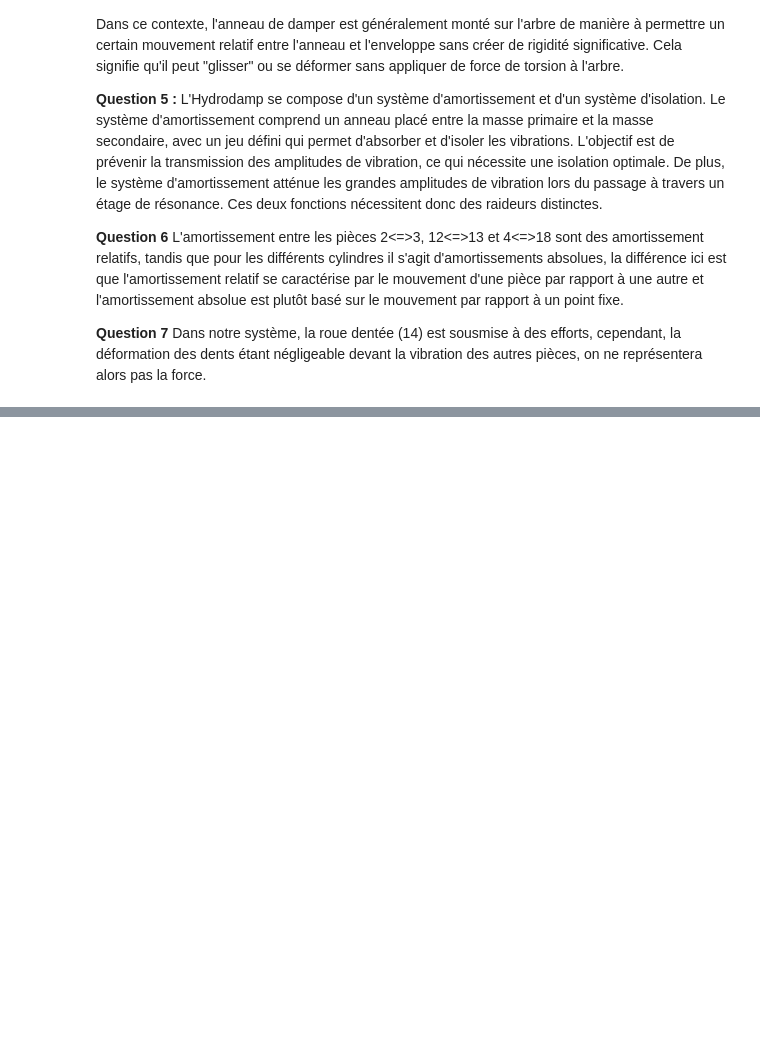
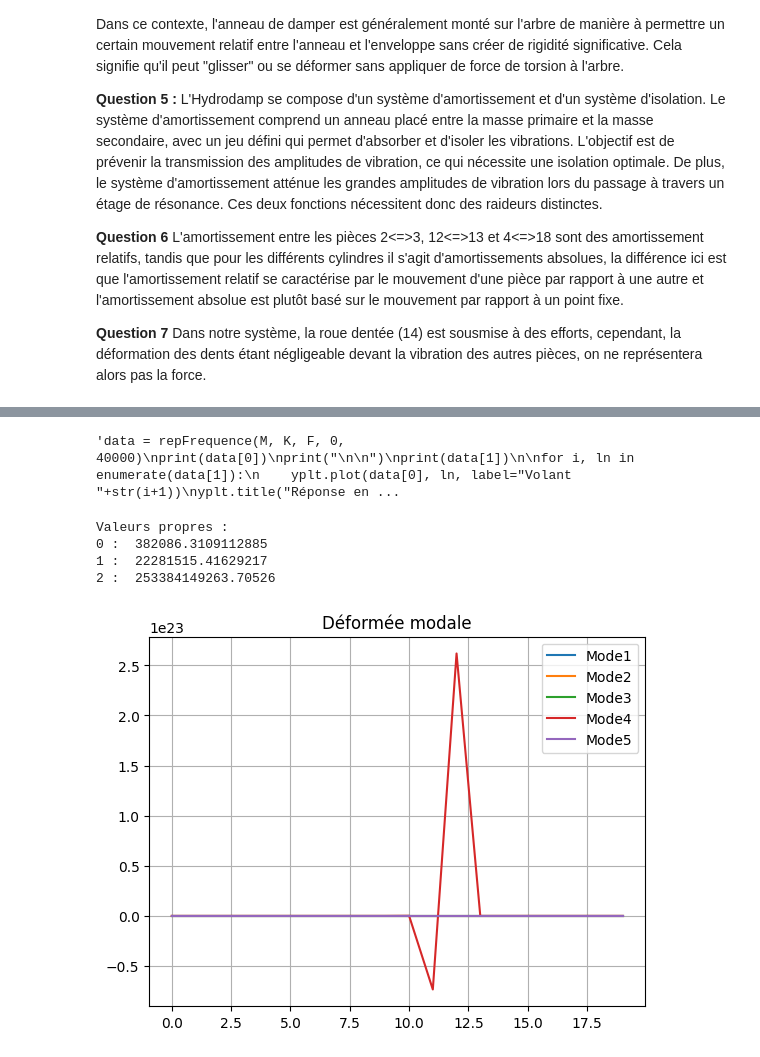
Before and after one commit to Clotilde636/Projet_CSV, a Jupyter notebook: Projet.ipynb, the cells around one changed output, grey strips where cells are left out. Saved outputs shown, nothing was run; the diff lists cells and outputs as text; code cells hidden in the pictures; blank space fills up the shorter version.

Commit message:
Update matrice Projet

```diff
--- a/Projet.ipynb
+++ b/Projet.ipynb
@@ -37,0 +129,50 @@ print(K)
+# %%
+"""data = repFrequence(M, K, F, 0, 40000)
+print(data[0])
+print("\n\n")
+print(data[1])
+
+for i, ln in enumerate(data[1]):
+    yplt.plot(data[0], ln, label="Volant "+str(i+1))
+yplt.title("Réponse en fréquence du système")
+yplt.grid()
+yplt.xlabel("Fréquence [hz]")
+yplt.ylabel("Amplitude de vibration [°]")
+yplt.legend()
+
+#" - max def = " + max(ln)) + " en f="+ str(np.where(ln == max(ln)[0][0])*convPulsFreq)
+
+print("\n\n")
+for i, ln in enumerate(data[1]):
+    txt = "Objet" + str(i+1) + " -- Xmax ="
+    txt += str(round(max(ln),5)) + "deg en f="
+    txt += str(round(data[0][np.where(ln == max(ln))[0][0]])) + "Hz"
+    print(txt)"""
+# %% [output]
+'data = repFrequence(M, K, F, 0, 40000)\nprint(data[0])\nprint("\n\n")\nprint(data[1])\n\nfor i, ln in enumerate(data[1]):\n    yplt.plot(data[0], ln, label="Volant "+str(i+1))\nyplt.title("Réponse en ...
+# %%
+adress_K = "Matrices\K.csv"
+adress_Ka = "Matrices\Ka.csv"
+adress_J = "Matrices\J.csv"
+
+ls = [0,1,2,3,4]
+
+Nddl=18
+
+K=readCsv(adress_K)
+Ka=readCsv(adress_Ka)
+J=readCsv(adress_J)
+# %%
+A = modePropre(J,K)
+
+print("Valeurs propres :")
+for i in range(0, 3):
+    print(i, ": ", A[0][i])
+
+DeformeeModale(J, K, Nddl, ls)
+# %% [output]
+Valeurs propres :
+0 :  382086.3109112885
+1 :  22281515.41629217
+2 :  253384149263.70526
+[figure, added]
```
Also changed, not shown: parts of 6 cells of this notebook, 1 other file.
